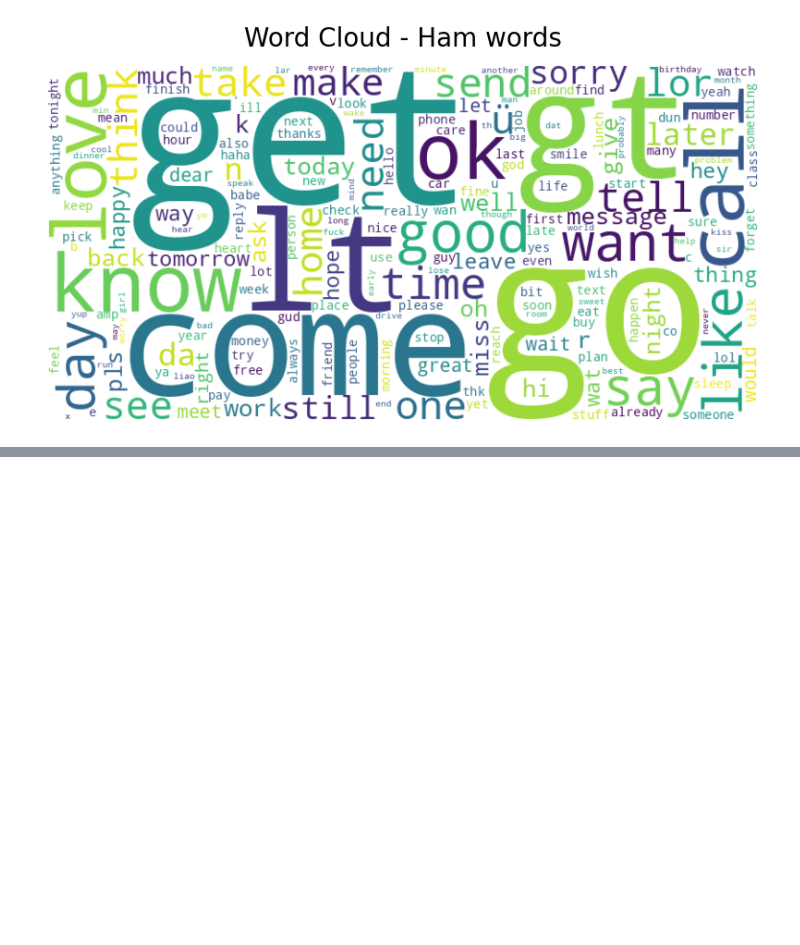
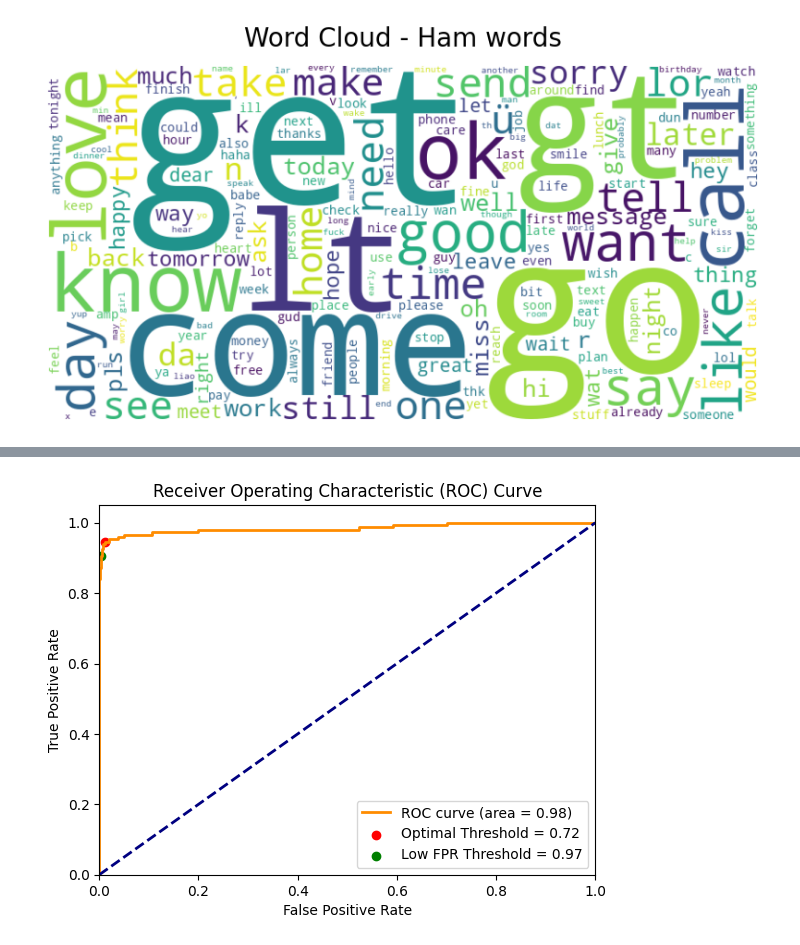
Before and after one commit to marco10507/ml-portfolio, a Jupyter notebook: sms_spam_collection.ipynb, the cells around one changed output, grey strips where cells are left out. Cells and saved outputs as stored; diff of their text form; code cells hidden in the pictures; blank space fills up the shorter version.

```diff
--- a/sms_spam_collection.ipynb
+++ b/sms_spam_collection.ipynb
@@ -270,0 +286,13 @@ show_word_cloud(ham_count, 'Word Cloud - Ham words')
+# %%
+vectorizer = CountVectorizer()
+spam['type'] = spam['type'].map({'ham': 0, 'spam': 1})
+
+X = vectorizer.fit_transform(spam['message'])
+y = spam['type']
+
+X_train, X_test, y_train, y_test = train_test_split(X, y, test_size=0.2, random_state=42)
+
+print("X_train shape:", X_train.shape)
+print("X_test shape:", X_test.shape)
+print("y_train shape:", y_train.shape)
+print("y_test shape:", y_test.shape)
@@ -270,0 +311,5 @@ show_word_cloud(ham_count, 'Word Cloud - Ham words')
+# %%
+clf = MultinomialNB()
+clf.fit(X_train, y_train)
+
+y_proba = clf.predict_proba(X_test)[:,1]
@@ -270,0 +328,28 @@ show_word_cloud(ham_count, 'Word Cloud - Ham words')
+# %%
+fpr, tpr, thresholds = roc_curve(y_test, y_proba)
+roc_auc = roc_auc_score(y_test, y_proba)
+
+# Determine lowest fpr
+desired_fpr = 0.005
+low_fpr_idx = (fpr < desired_fpr).nonzero()[0][-1]
+low_fpr_threshold = thresholds[low_fpr_idx]
+
+# Determine the optimal threshold
+J = tpr - fpr
+optimal_idx = J.argmax()
+optimal_threshold = thresholds[optimal_idx]
+
+plt.figure()
+plt.plot(fpr, tpr, color='darkorange', lw=2, label=f'ROC curve (area = {roc_auc:.2f})')
+plt.plot([0, 1], [0, 1], color='navy', lw=2, linestyle='--')
+plt.scatter(fpr[optimal_idx], tpr[optimal_idx], color='red', marker='o', label=f'Optimal Threshold = {optimal_threshold:.2f}')
+plt.scatter(fpr[low_fpr_idx], tpr[low_fpr_idx], color='green', marker='o', label=f'Low FPR Threshold = {low_fpr_threshold:.2f}')
+plt.xlim([0.0, 1.0])
+plt.ylim([0.0, 1.05])
+plt.xlabel('False Positive Rate')
+plt.ylabel('True Positive Rate')
+plt.title('Receiver Operating Characteristic (ROC) Curve')
+plt.legend(loc="lower right")
+plt.show()
+# %% [output]
+[figure, added]
```
Also changed, not shown: parts of 9 cells of this notebook.
